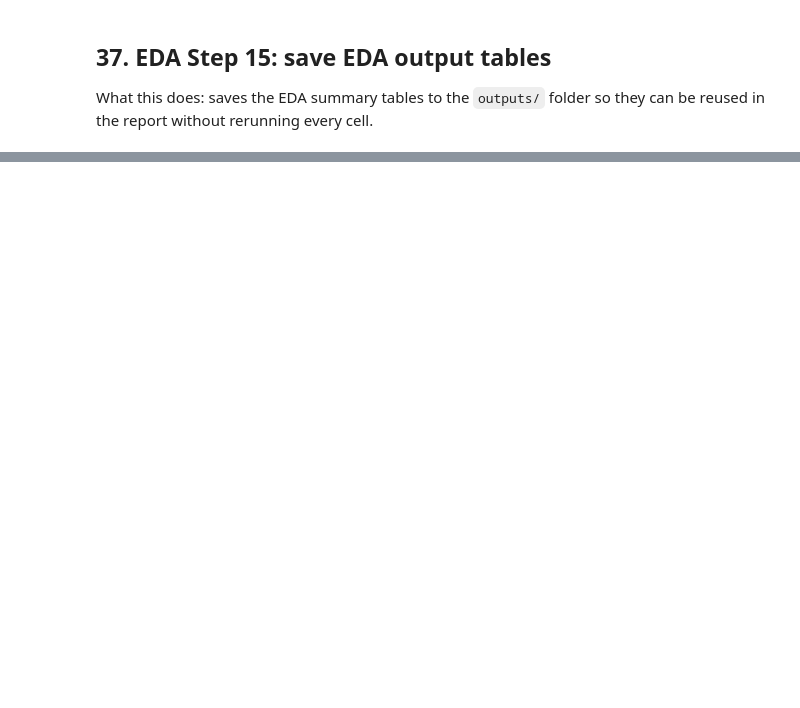
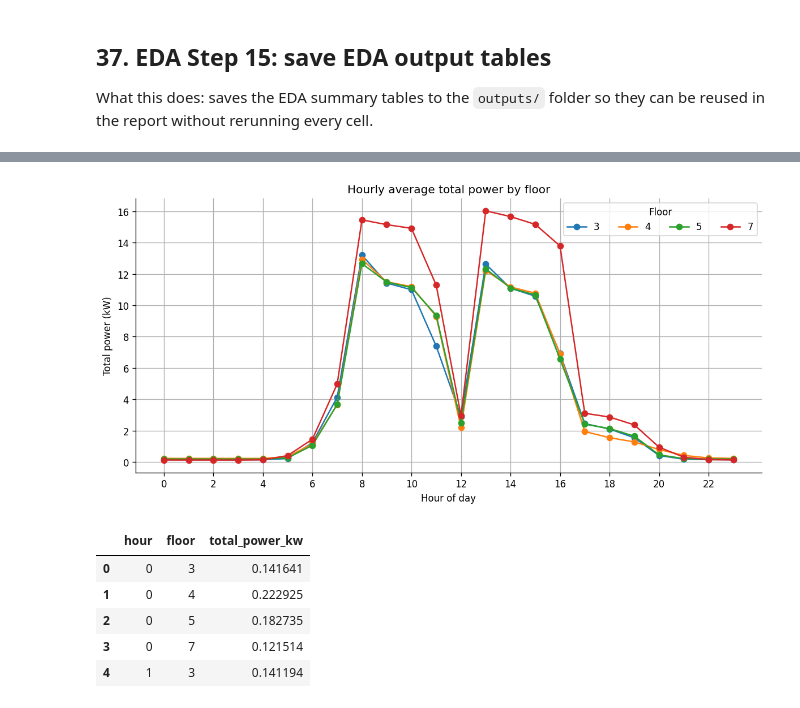
Before and after one commit to Lee-yongli/Artificial-Intelligence-for-Smart-Building-Log-Analysis, a Jupyter notebook: Artificial Intelligence for Smart-Building Log Analysis/merge_2018_2019_floors_3_4_5_7.ipynb, the cells around one changed output, grey strips where cells are left out. Drawn from its saved outputs; the diff is of its cells as text; code cells hidden in the pictures; blank space fills up the shorter version.

```diff
--- a/Artificial Intelligence for Smart-Building Log Analysis/merge_2018_2019_floors_3_4_5_7.ipynb
+++ b/Artificial Intelligence for Smart-Building Log Analysis/merge_2018_2019_floors_3_4_5_7.ipynb
@@ -1454,0 +1517,32 @@ display(eda_save_summary)
+# %%
+def eda_viz_02_hourly_total_power_by_floor(df: pd.DataFrame) -> tuple[plt.Figure, pd.DataFrame, Path]:
+    plot_data = (
+        df.assign(hour=df["timestamp"].dt.hour)
+        .groupby(["hour", "floor"], as_index=False)["total_power_kw"]
+        .mean()
+        .sort_values(["hour", "floor"])
+    )
+
+    pivot = plot_data.pivot(index="hour", columns="floor", values="total_power_kw")
+    fig, ax = plt.subplots(figsize=(10, 5))
+    pivot.plot(ax=ax, marker="o", linewidth=1.5)
+    ax.set_title("Hourly average total power by floor")
+    ax.set_xlabel("Hour of day")
+    ax.set_ylabel("Total power (kW)")
+    ax.set_xticks(range(0, 24, 2))
+    ax.legend(title="Floor", ncol=4)
+
+    file_path = save_and_display_eda_figure(fig, "eda_02_hourly_total_power_by_floor.png")
+    return fig, plot_data, file_path
+
+
+fig_hourly_power, eda_hourly_total_power_by_floor, eda_fig_hourly_power_path = eda_viz_02_hourly_total_power_by_floor(eda_df)
+eda_hourly_total_power_by_floor.head()
+# %% [output]
+[figure, added]
+|  | hour | floor | total_power_kw |
+| 0 | 0 | 3 | 0.141641 |
+| 1 | 0 | 4 | 0.222925 |
+| 2 | 0 | 5 | 0.182735 |
+| 3 | 0 | 7 | 0.121514 |
+| 4 | 1 | 3 | 0.141194 |
```
Also changed, not shown: parts of 25 cells of this notebook, 11 other files.
